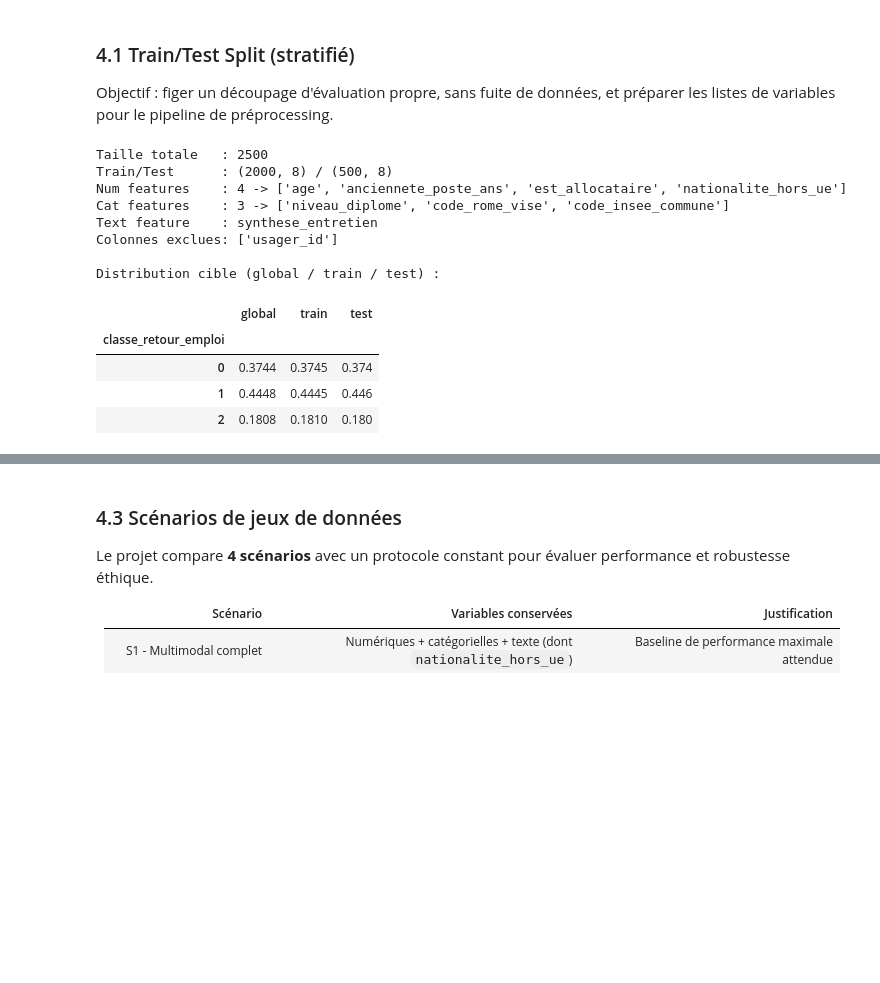
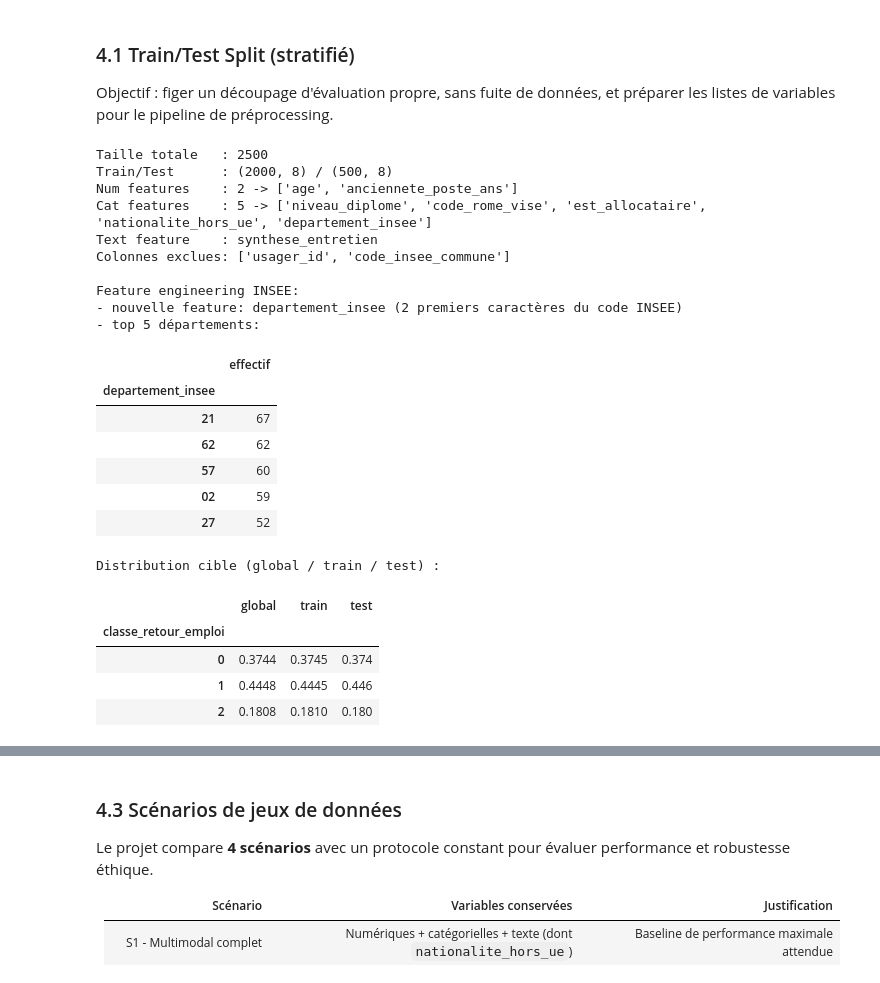
Before and after one commit to userZku/multimodal-classification, a Jupyter notebook: notebooks/multimodal-classification.ipynb, the cells around one changed output, grey strips where cells are left out. Cells and saved outputs as stored; diff of their text form; code cells hidden in the pictures; blank space fills up the shorter version.

```diff
--- a/notebooks/multimodal-classification.ipynb
+++ b/notebooks/multimodal-classification.ipynb
@@ -686,57 +686,104 @@ assert target_col in df.columns, f"Cible absente: {target_col}"
 X = df.drop(columns=[target_col]).copy()
 y = df[target_col].copy()
 
-# On exclut les identifiants techniques du modèle
-excluded_from_model = [c for c in id_cols if c in X.columns]
+# Extraction du département depuis le code INSEE commune
+if "code_insee_commune" in X.columns:
+    insee_clean = (
+        X["code_insee_commune"]
+        .astype("string")
+        .fillna("")
+        .str.strip()
+        .str.upper()
+        .str.replace(r"[^0-9A-Z]", "", regex=True)
+        .str.zfill(5)
+    )
+    X["departement_insee"] = insee_clean.str[:2].replace({"": pd.NA})
+
+# On exclut les identifiants techniques et la commune brute du modèle
+excluded_from_model = [c for c in id_cols + ["code_insee_commune"] if c in X.columns]
 X_model = X.drop(columns=excluded_from_model, errors="ignore")
 
-# Listes de features pour la section 4.2
-num_features = X_model.select_dtypes(include=["number"]).columns.tolist()
-cat_features = X_model.select_dtypes(include=["object", "category"]).columns.tolist()
+# Listes explicites
+numeric_candidates = ["age", "anciennete_poste_ans"]
+categorical_candidates = [
+    "niveau_diplome",
+    "code_rome_vise",
+    "est_allocataire",
+    "nationalite_hors_ue",
+    "departement_insee",
+]
+
+num_features = [c for c in numeric_candidates if c in X_model.columns]
+cat_features = [c for c in categorical_candidates if c in X_model.columns]
 if text_feature in cat_features:
     cat_features.remove(text_feature)
 
+unknown_features = sorted(
+    set(X_model.columns) - set(num_features) - set(cat_features) - {text_feature}
+ )
+
 assert text_feature in X_model.columns, f"Feature texte absente: {text_feature}"
+assert "departement_insee" in X_model.columns, "Feature engineering INSEE absent"
+assert "code_insee_commune" not in X_model.columns, "La commune brute doit être exclue du modèle"
+if "est_allocataire" in X_model.columns:
+    assert "est_allocataire" in cat_features, "est_allocataire doit être traité en catégorielle"
+assert not unknown_features, f"Features non mappées: {unknown_features}"
 assert len(num_features) + len(cat_features) + 1 == X_model.shape[1], "Incohérence de partition des features"
 
 X_train, X_test, y_train, y_test = train_test_split(
     X_model,
     y,
     test_size=0.2,
     random_state=RANDOM_STATE,
     stratify=y,
     shuffle=True,
  )
 
 print(f"Taille totale   : {len(df)}")
 print(f"Train/Test      : {X_train.shape} / {X_test.shape}")
 print(f"Num features    : {len(num_features)} -> {num_features}")
 print(f"Cat features    : {len(cat_features)} -> {cat_features}")
 print(f"Text feature    : {text_feature}")
 print(f"Colonnes exclues: {excluded_from_model}")
 
+print("\nFeature engineering INSEE:")
+print("- nouvelle feature: departement_insee (2 premiers caractères du code INSEE)")
+if "departement_insee" in X_model.columns:
+    print("- top 5 départements:")
+    display(X_model["departement_insee"].value_counts(dropna=False).head(5).to_frame("effectif"))
+
 print("\nDistribution cible (global / train / test) :")
 dist_global = y.value_counts(normalize=True).sort_index().rename("global")
 dist_train = y_train.value_counts(normalize=True).sort_index().rename("train")
 dist_test = y_test.value_counts(normalize=True).sort_index().rename("test")
 display(pd.concat([dist_global, dist_train, dist_test], axis=1).round(4))
 
 assert (len(X_train) + len(X_test)) == len(X_model), "Split incomplet"
 assert set(y_train.unique()) == set(y_test.unique()) == set(y.unique()), "Perte de classe lors du split"
 # %% [output]
 Taille totale   : 2500
 Train/Test      : (2000, 8) / (500, 8)
-Num features    : 4 -> ['age', 'anciennete_poste_ans', 'est_allocataire', 'nationalite_hors_ue']
-Cat features    : 3 -> ['niveau_diplome', 'code_rome_vise', 'code_insee_commune']
+Num features    : 2 -> ['age', 'anciennete_poste_ans']
+Cat features    : 5 -> ['niveau_diplome', 'code_rome_vise', 'est_allocataire', 'nationalite_hors_ue', 'departement_insee']
 Text feature    : synthese_entretien
-Colonnes exclues: ['usager_id']
+Colonnes exclues: ['usager_id', 'code_insee_commune']
 
-Distribution cible (global / train / test) :
+Feature engineering INSEE:
+- nouvelle feature: departement_insee (2 premiers caractères du code INSEE)
+- top 5 départements:
-|  | global | train | test |
-| classe_retour_emploi |  |  |  |
-| 0 | 0.3744 | 0.3745 | 0.374 |
-| 1 | 0.4448 | 0.4445 | 0.446 |
-| 2 | 0.1808 | 0.1810 | 0.180 |
+|  | effectif |
+| departement_insee |  |
+| 21 | 67 |
+| 62 | 62 |
+| 57 | 60 |
+| 02 | 59 |
+| 27 | 52 |
+Distribution cible (global / train / test) :
+|  | global | train | test |
+| classe_retour_emploi |  |  |  |
+| 0 | 0.3744 | 0.3745 | 0.374 |
+| 1 | 0.4448 | 0.4445 | 0.446 |
+| 2 | 0.1808 | 0.1810 | 0.180 |
 # %% [markdown]
 ### 4.2 Pipeline de préprocessing (numérique, catégoriel, texte)
 
```
Also changed, not shown: parts of 17 cells of this notebook, 1 other file.
